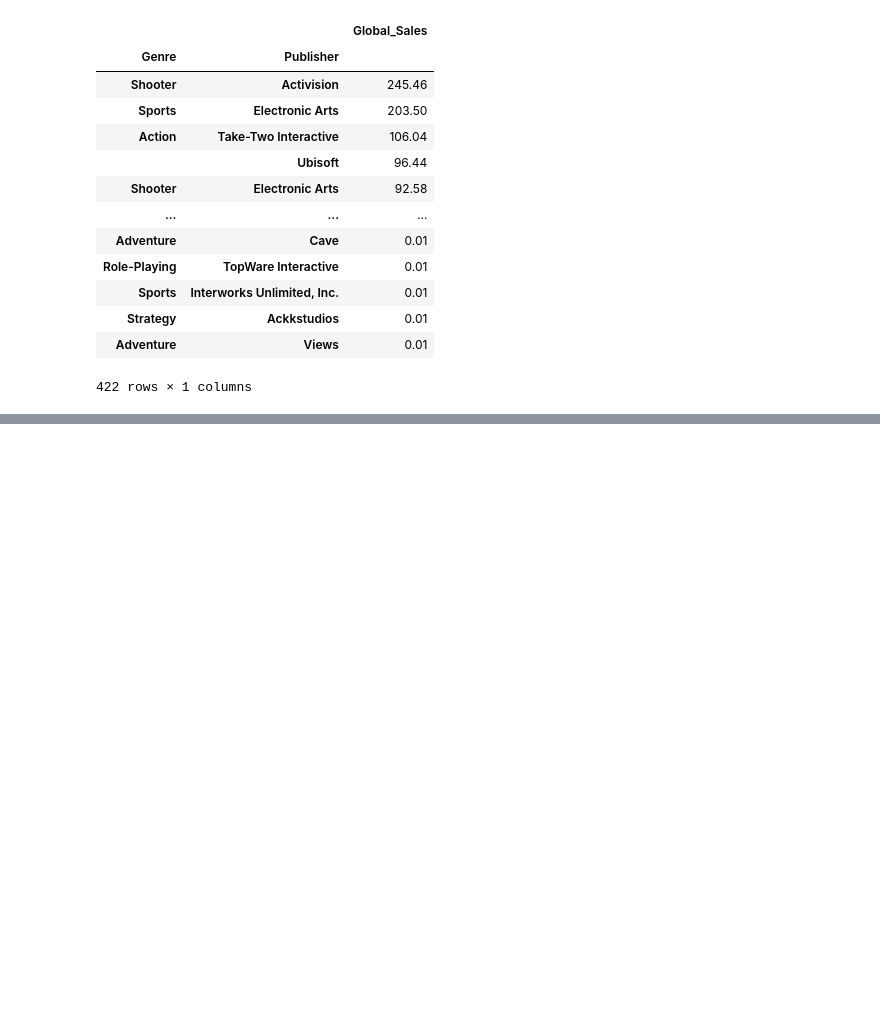
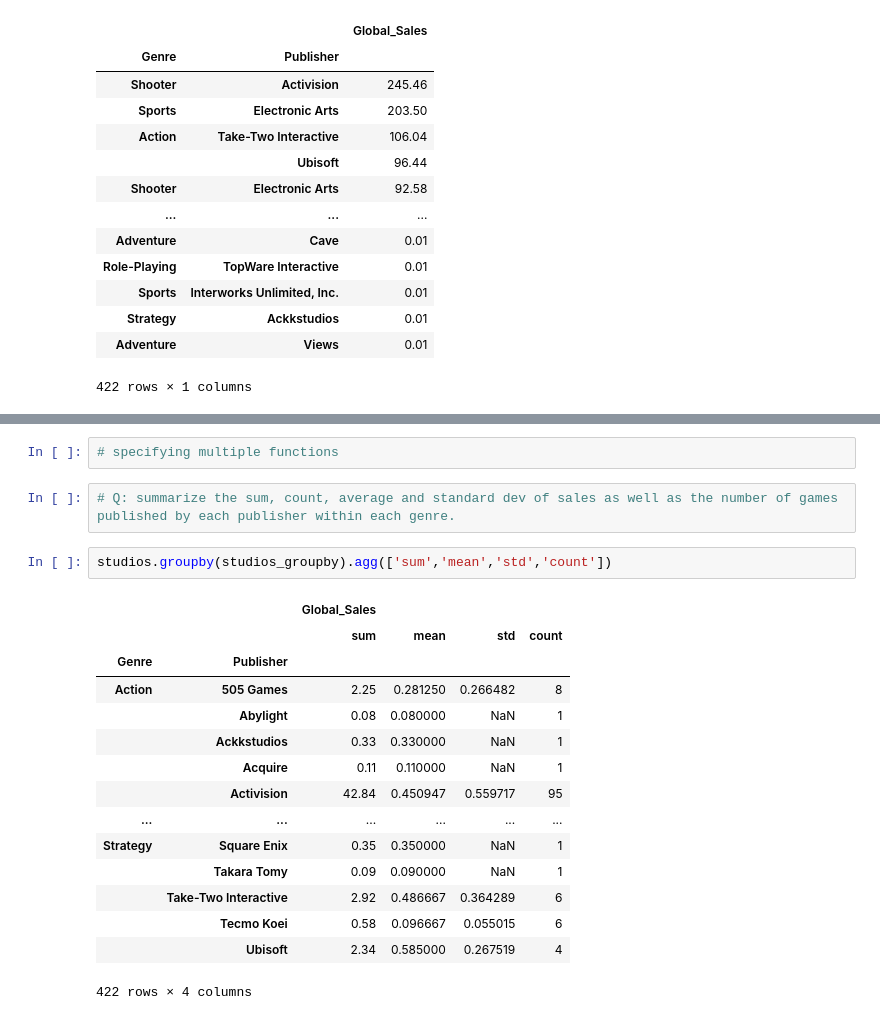
Before and after one commit to TomaszBury/The-ultimate-pandas-bootcamp-advanced-python-data-analysis, a Jupyter notebook: section_08/groupby_and_aggregates.ipynb, the cells around one changed output, grey strips where cells are left out. Drawn from its saved outputs; the diff is of its cells as text; blank space fills up the shorter version.

```diff
--- a/section_08/groupby_and_aggregates.ipynb
+++ b/section_08/groupby_and_aggregates.ipynb
@@ -1052,0 +1109,22 @@ studios.groupby(studios_groupby).sum().sort_values(by='Global_Sales',ascending=F
+# %%
+# specifying multiple functions
+# %%
+# Q: summarize the sum, count, average and standard dev of sales as well as the number of games published by each publisher within each genre.
+# %%
+studios.groupby(studios_groupby).agg(['sum','mean','std','count'])
+# %% [output]
+|  |  | Global_Sales |  |  |  |
+|  |  | sum | mean | std | count |
+| Genre | Publisher |  |  |  |  |
+| Action | 505 Games | 2.25 | 0.281250 | 0.266482 | 8 |
+|  | Abylight | 0.08 | 0.080000 | NaN | 1 |
+|  | Ackkstudios | 0.33 | 0.330000 | NaN | 1 |
+|  | Acquire | 0.11 | 0.110000 | NaN | 1 |
+|  | Activision | 42.84 | 0.450947 | 0.559717 | 95 |
+| ... | ... | ... | ... | ... | ... |
+| Strategy | Square Enix | 0.35 | 0.350000 | NaN | 1 |
+|  | Takara Tomy | 0.09 | 0.090000 | NaN | 1 |
+|  | Take-Two Interactive | 2.92 | 0.486667 | 0.364289 | 6 |
+|  | Tecmo Koei | 0.58 | 0.096667 | 0.055015 | 6 |
+|  | Ubisoft | 2.34 | 0.585000 | 0.267519 | 4 |
+422 rows × 4 columns
```
Also changed, not shown: parts of 16 cells of this notebook, 1 other file.
